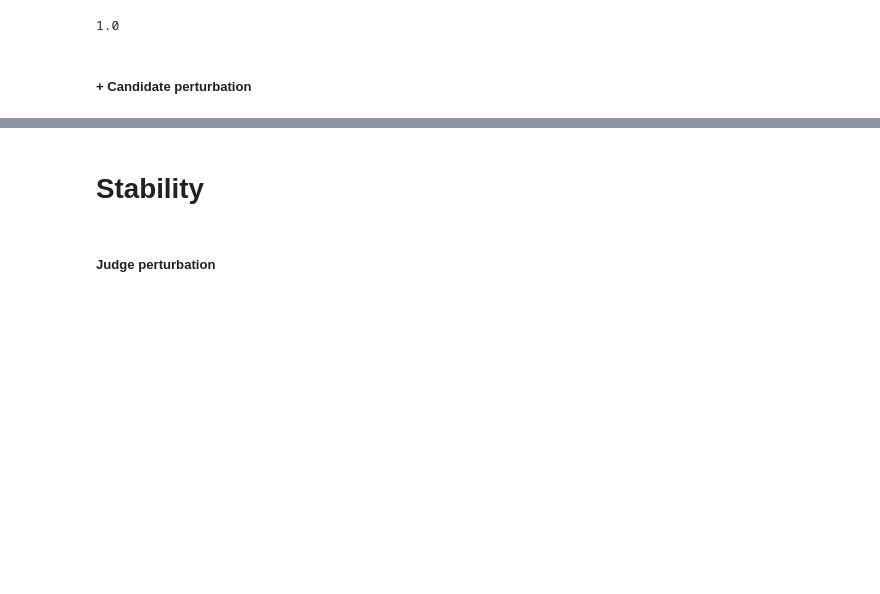
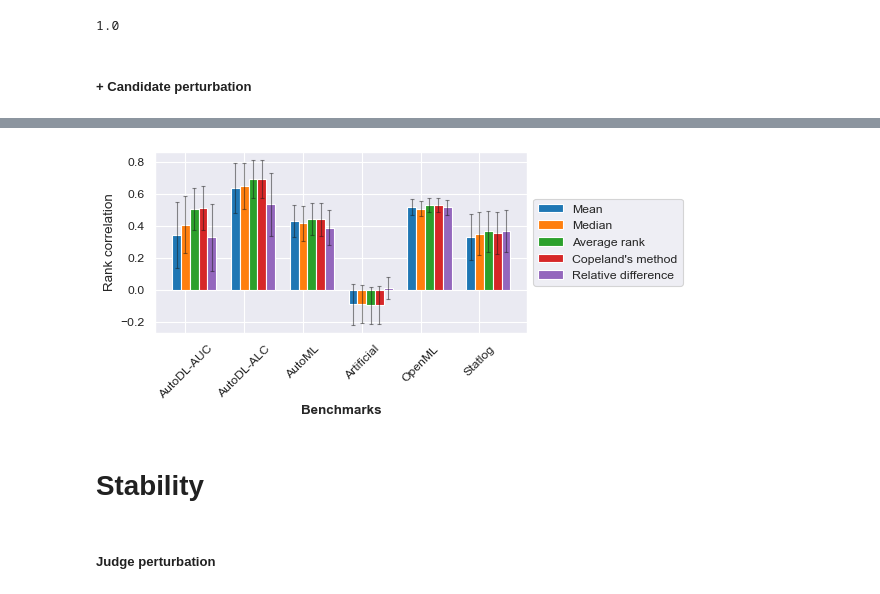
Before and after one commit to Didayolo/ranking-esann-2021, a Jupyter notebook: notebooks/visualization_esann.ipynb, the cells around one changed output, grey strips where cells are left out. Saved outputs shown, nothing was run; the diff lists cells and outputs as text; code cells hidden in the pictures; blank space fills up the shorter version.

```diff
--- a/notebooks/visualization_esann.ipynb
+++ b/notebooks/visualization_esann.ipynb
@@ -112,3 +112,7 @@ barplot(gen_c_rank, show_std=True, legend=False)
+# %%
+barplot(gen_c_rank, show_std=True, legend=True)
+# %% [output]
+[figure, added]
 # %%
 #barplot(gen_c_win, show_std=True, reverse=True, ylabel='Winner correlation')
 # %% [markdown]
```
Also changed, not shown: parts of 6 cells of this notebook, 5 other files.
